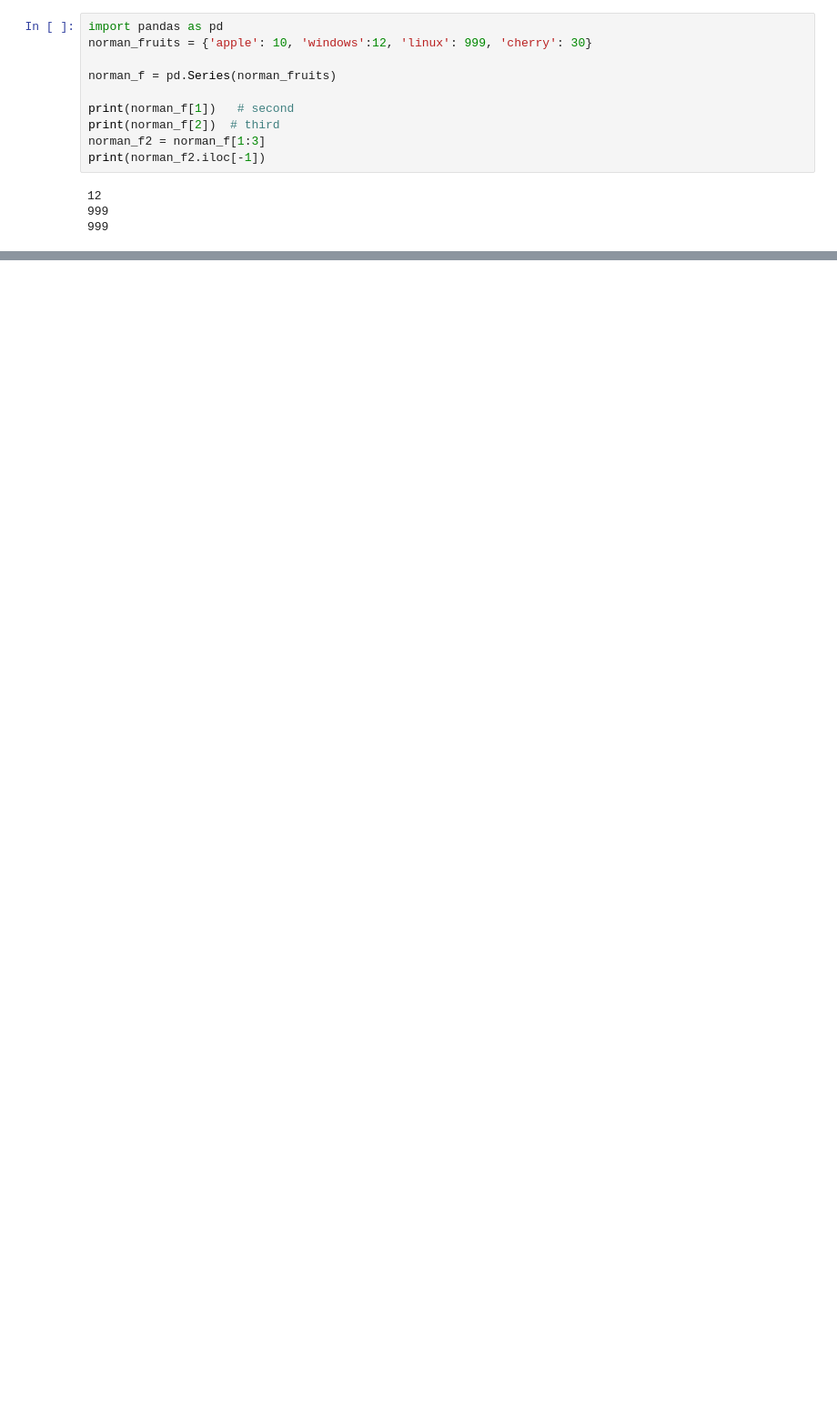
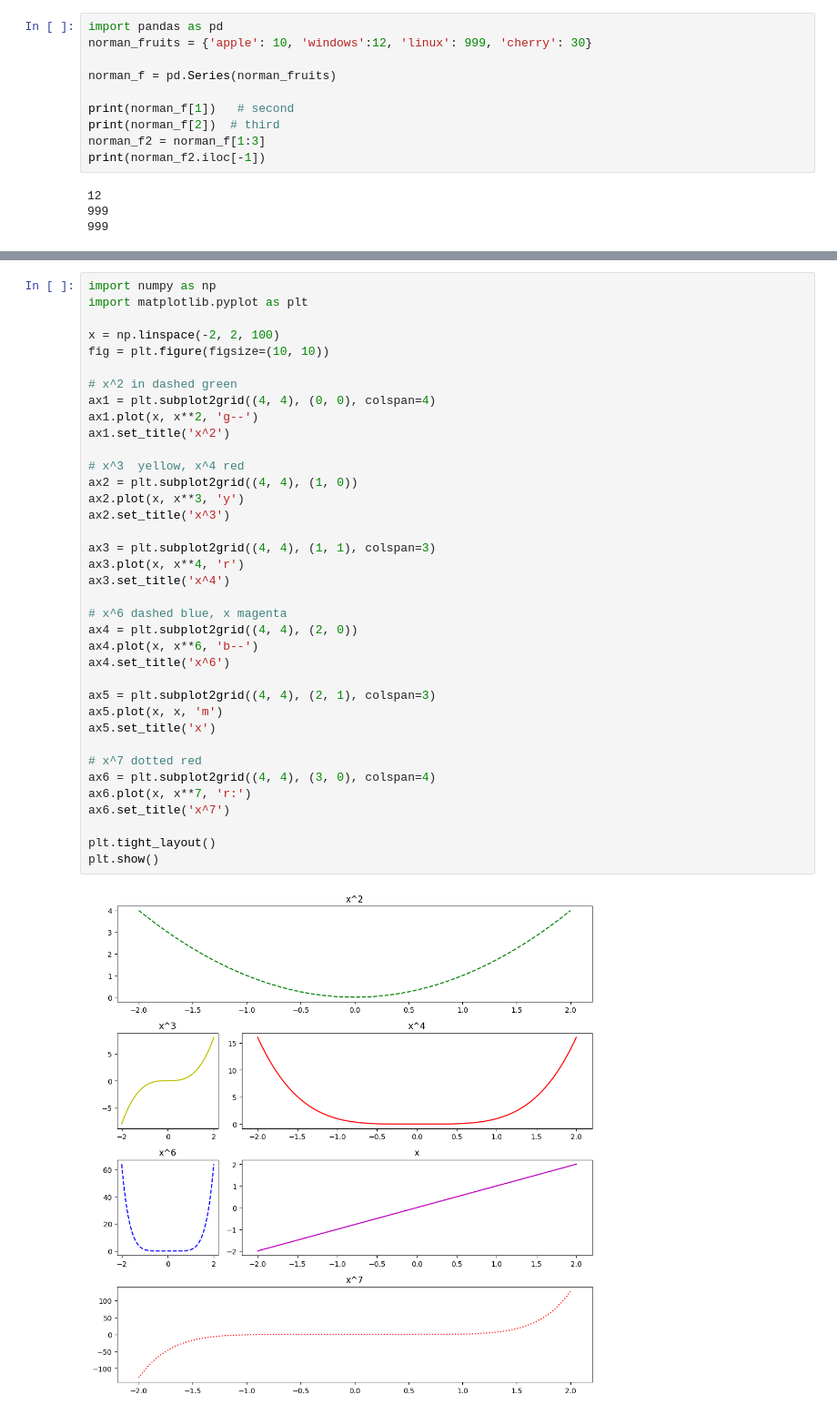
Before and after one commit to norman-glad/bureau_of_mess, a Jupyter notebook: asg1_pre_pro/asg1.ipynb, the cells around one changed output, grey strips where cells are left out. Shown at 91% size. Cells and saved outputs as stored; diff of their text form; blank space fills up the shorter version.

```diff
--- a/asg1_pre_pro/asg1.ipynb
+++ b/asg1_pre_pro/asg1.ipynb
@@ -91,0 +308,39 @@ Failing students: Index(['everybody'], dtype='object')
+# %%
+import numpy as np
+import matplotlib.pyplot as plt
+
+x = np.linspace(-2, 2, 100)
+fig = plt.figure(figsize=(10, 10))
+
+# x^2 in dashed green
+ax1 = plt.subplot2grid((4, 4), (0, 0), colspan=4)
+ax1.plot(x, x**2, 'g--')
+ax1.set_title('x^2')
+
+# x^3  yellow, x^4 red
+ax2 = plt.subplot2grid((4, 4), (1, 0))
+ax2.plot(x, x**3, 'y')
+ax2.set_title('x^3')
+
+ax3 = plt.subplot2grid((4, 4), (1, 1), colspan=3)
+ax3.plot(x, x**4, 'r')
+ax3.set_title('x^4')
+
+# x^6 dashed blue, x magenta
+ax4 = plt.subplot2grid((4, 4), (2, 0))
+ax4.plot(x, x**6, 'b--')
+ax4.set_title('x^6')
+
+ax5 = plt.subplot2grid((4, 4), (2, 1), colspan=3)
+ax5.plot(x, x, 'm')
+ax5.set_title('x')
+
+# x^7 dotted red
+ax6 = plt.subplot2grid((4, 4), (3, 0), colspan=4)
+ax6.plot(x, x**7, 'r:')
+ax6.set_title('x^7')
+
+plt.tight_layout()
+plt.show()
+# %% [output]
+[figure, added]
```
Also changed, not shown: parts of 23 cells of this notebook.
